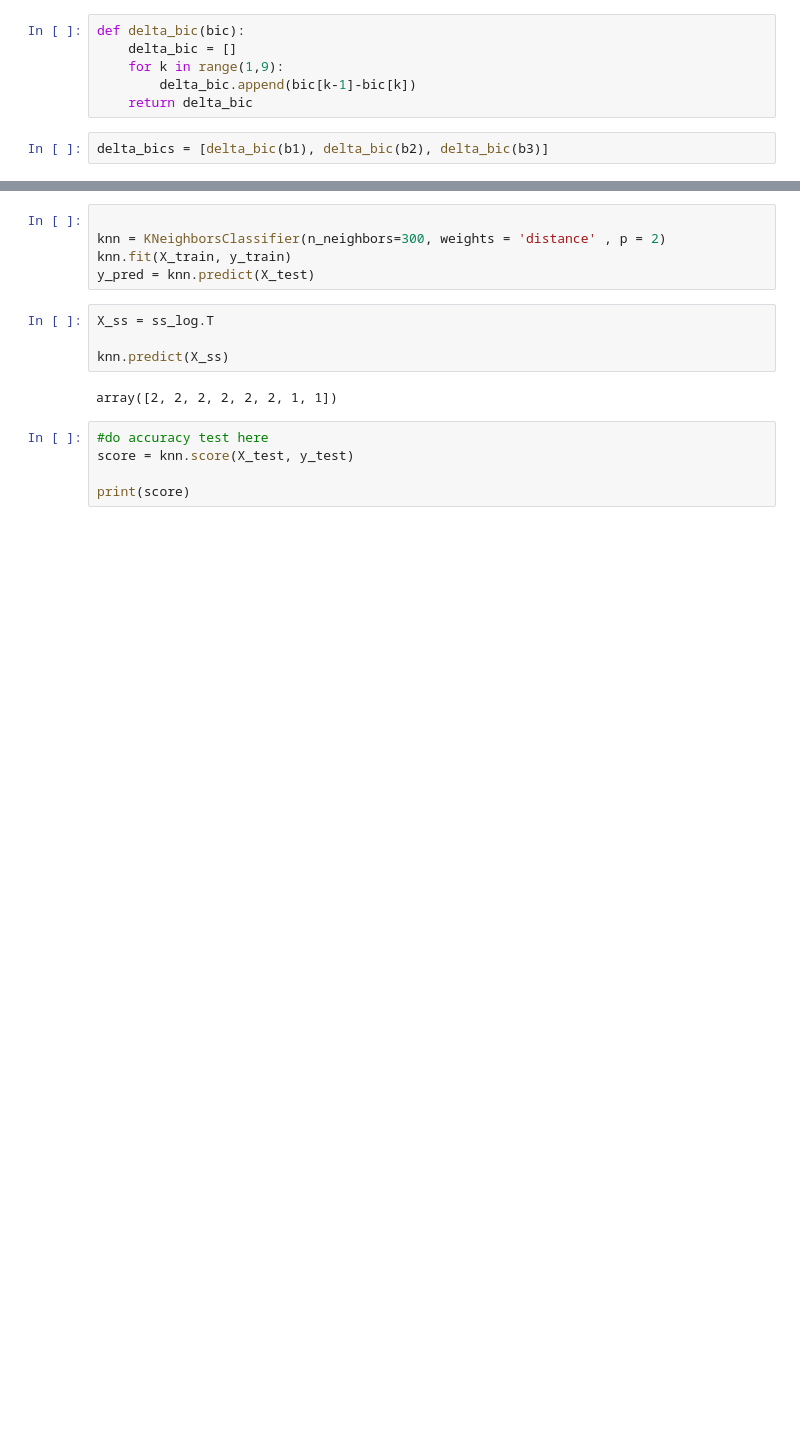
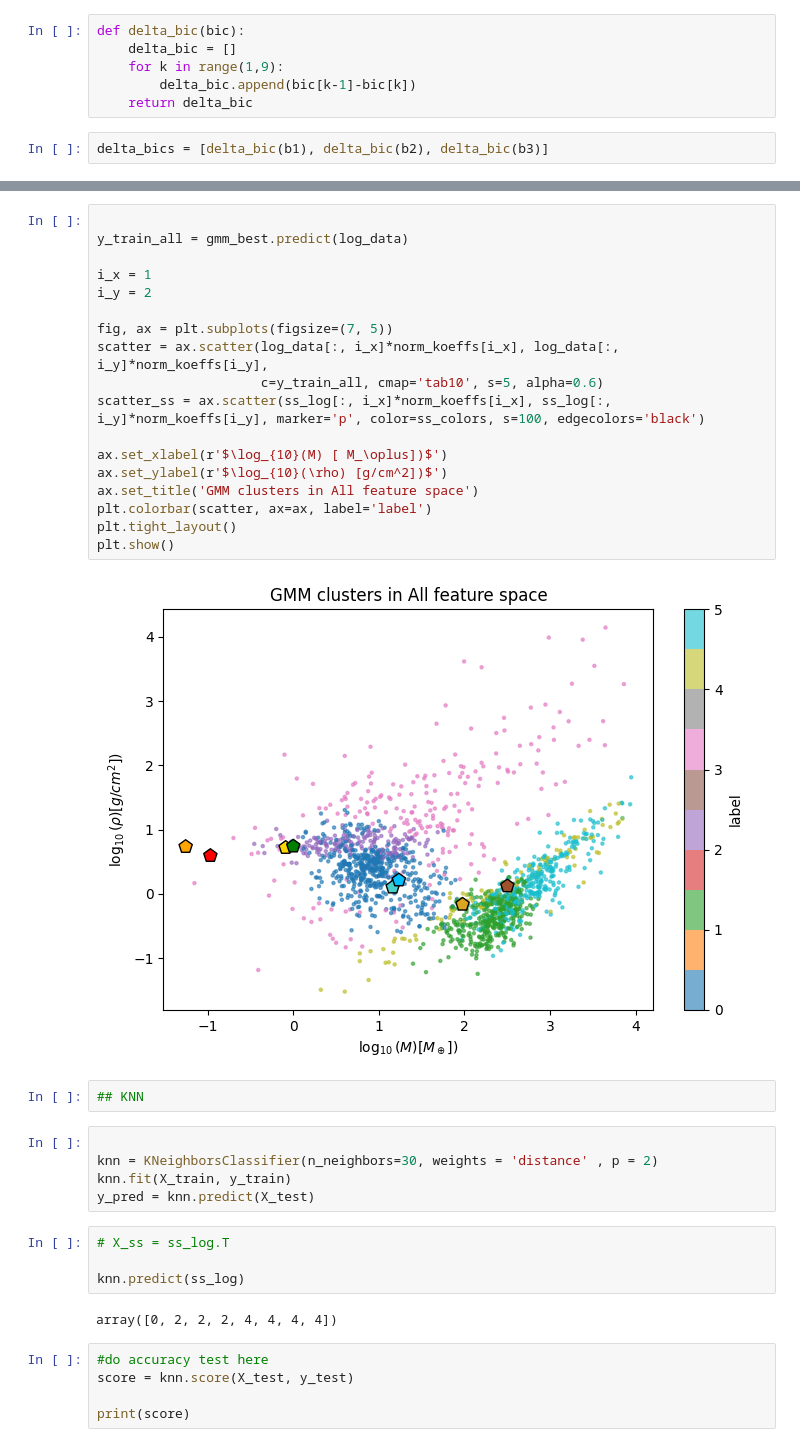
Before and after one commit to CosmicHitchhiker/ds_astro_2026s, a Jupyter notebook: ex6/exercise6.ipynb, the cells around one changed output, grey strips where cells are left out. Drawn from its saved outputs; the diff is of its cells as text; blank space fills up the shorter version.

```diff
--- a/ex6/exercise6.ipynb
+++ b/ex6/exercise6.ipynb
@@ -135,14 +191,36 @@ plt.show()
+# %%
+
+y_train_all = gmm_best.predict(log_data)
+
+i_x = 1
+i_y = 2
+
+fig, ax = plt.subplots(figsize=(7, 5))
+scatter = ax.scatter(log_data[:, i_x]*norm_koeffs[i_x], log_data[:, i_y]*norm_koeffs[i_y],
+                     c=y_train_all, cmap='tab10', s=5, alpha=0.6)
+scatter_ss = ax.scatter(ss_log[:, i_x]*norm_koeffs[i_x], ss_log[:, i_y]*norm_koeffs[i_y], marker='p', color=ss_colors, s=100, edgecolors='black')
+
+ax.set_xlabel(r'$\log_{10}(M) [ M_\oplus])$')
+ax.set_ylabel(r'$\log_{10}(\rho) [g/cm^2])$')
+ax.set_title('GMM clusters in All feature space')
+plt.colorbar(scatter, ax=ax, label='label')
+plt.tight_layout()
+plt.show()
+# %% [output]
+[figure, added]
+# %%
+## KNN
 # %%
 
-knn = KNeighborsClassifier(n_neighbors=300, weights = 'distance' , p = 2)
+knn = KNeighborsClassifier(n_neighbors=30, weights = 'distance' , p = 2)
 knn.fit(X_train, y_train)
 y_pred = knn.predict(X_test)
 # %%
-X_ss = ss_log.T
+# X_ss = ss_log.T
 
-knn.predict(X_ss)
+knn.predict(ss_log)
 # %% [output]
-array([2, 2, 2, 2, 2, 2, 1, 1])
+array([0, 2, 2, 2, 4, 4, 4, 4])
 # %%
 #do accuracy test here
 score = knn.score(X_test, y_test)
```
Also changed, not shown: parts of 21 cells of this notebook.
